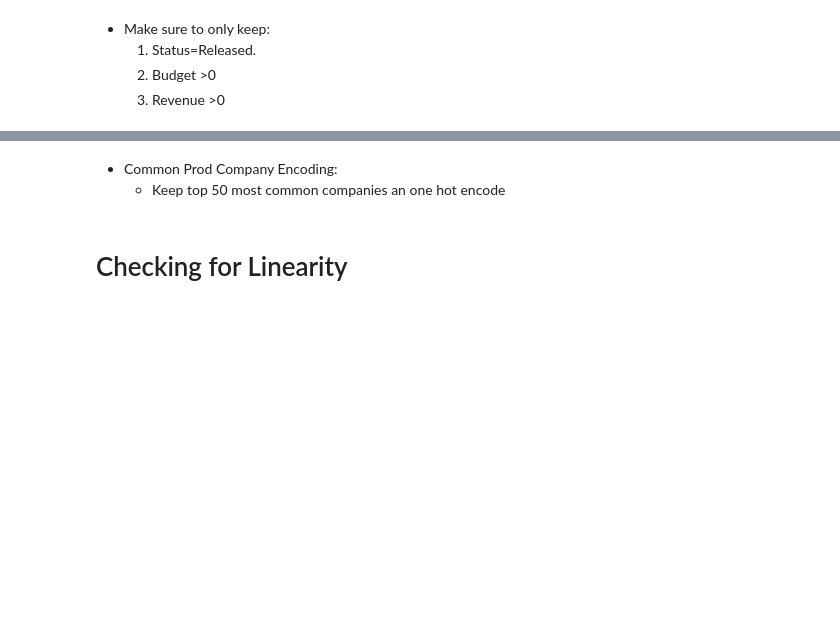
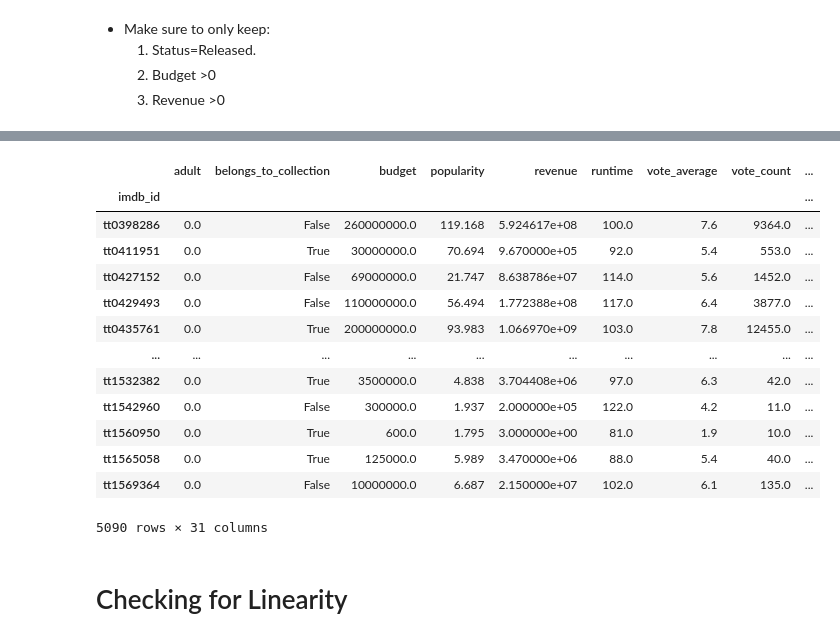
Before and after one commit to coding-dojo-data-science/data-enrichment-linear-regression-with-movies, a Jupyter notebook: PreClass-Pt2-Linear-Regression-with-Movies.ipynb, the cells around one changed output, grey strips where cells are left out. Cells and saved outputs as stored; diff of their text form; code cells hidden in the pictures; blank space fills up the shorter version.

```diff
--- a/PreClass-Pt2-Linear-Regression-with-Movies.ipynb
+++ b/PreClass-Pt2-Linear-Regression-with-Movies.ipynb
@@ -783,8 +808,0 @@ get_prod_company_names(test)
-# %%
-## Save new clean prod_comapny col and explode
-df['prod_company'] = df['production_companies'].apply(get_prod_company_names)
-prod_companies = df['prod_company'].explode()
-prod_companies.value_counts().head(49)
-# %% [markdown]
-- Common Prod Company Encoding:
-    - Keep top 50 most common companies an one hot encode
@@ -795,12 +809,23 @@ common_companies
-# %%
-## manually ohe top 20 companies
-for company in common_companies:
-    df[f"ProdComp_{company}"] = df['production_companies'].str.contains(company, regex=False)
 # %%
 ## Dropping columns
-drop_for_model = ['title','imdb_id','prod_company','production_companies']
+drop_for_model = ['title','production_companies']
 df = df.drop(columns=drop_for_model)
 df
+# %% [output]
+|  | adult | belongs_to_collection | budget | popularity | revenue | runtime | vote_average | vote_count | ... |
+| imdb_id |  |  |  |  |  |  |  |  | ... |
+| tt0398286 | 0.0 | False | 260000000.0 | 119.168 | 5.924617e+08 | 100.0 | 7.6 | 9364.0 | ... |
+| tt0411951 | 0.0 | True | 30000000.0 | 70.694 | 9.670000e+05 | 92.0 | 5.4 | 553.0 | ... |
+| tt0427152 | 0.0 | False | 69000000.0 | 21.747 | 8.638786e+07 | 114.0 | 5.6 | 1452.0 | ... |
+| tt0429493 | 0.0 | False | 110000000.0 | 56.494 | 1.772388e+08 | 117.0 | 6.4 | 3877.0 | ... |
+| tt0435761 | 0.0 | True | 200000000.0 | 93.983 | 1.066970e+09 | 103.0 | 7.8 | 12455.0 | ... |
+| ... | ... | ... | ... | ... | ... | ... | ... | ... | ... |
+| tt1532382 | 0.0 | True | 3500000.0 | 4.838 | 3.704408e+06 | 97.0 | 6.3 | 42.0 | ... |
+| tt1542960 | 0.0 | False | 300000.0 | 1.937 | 2.000000e+05 | 122.0 | 4.2 | 11.0 | ... |
+| tt1560950 | 0.0 | True | 600.0 | 1.795 | 3.000000e+00 | 81.0 | 1.9 | 10.0 | ... |
+| tt1565058 | 0.0 | True | 125000.0 | 5.989 | 3.470000e+06 | 88.0 | 5.4 | 40.0 | ... |
+| tt1569364 | 0.0 | False | 10000000.0 | 6.687 | 2.150000e+07 | 102.0 | 6.1 | 135.0 | ... |
+5090 rows × 31 columns
 # %% [markdown]
 # Checking for Linearity
 # %%
```
Also changed, not shown: parts of 21 cells of this notebook, 6 other files.
